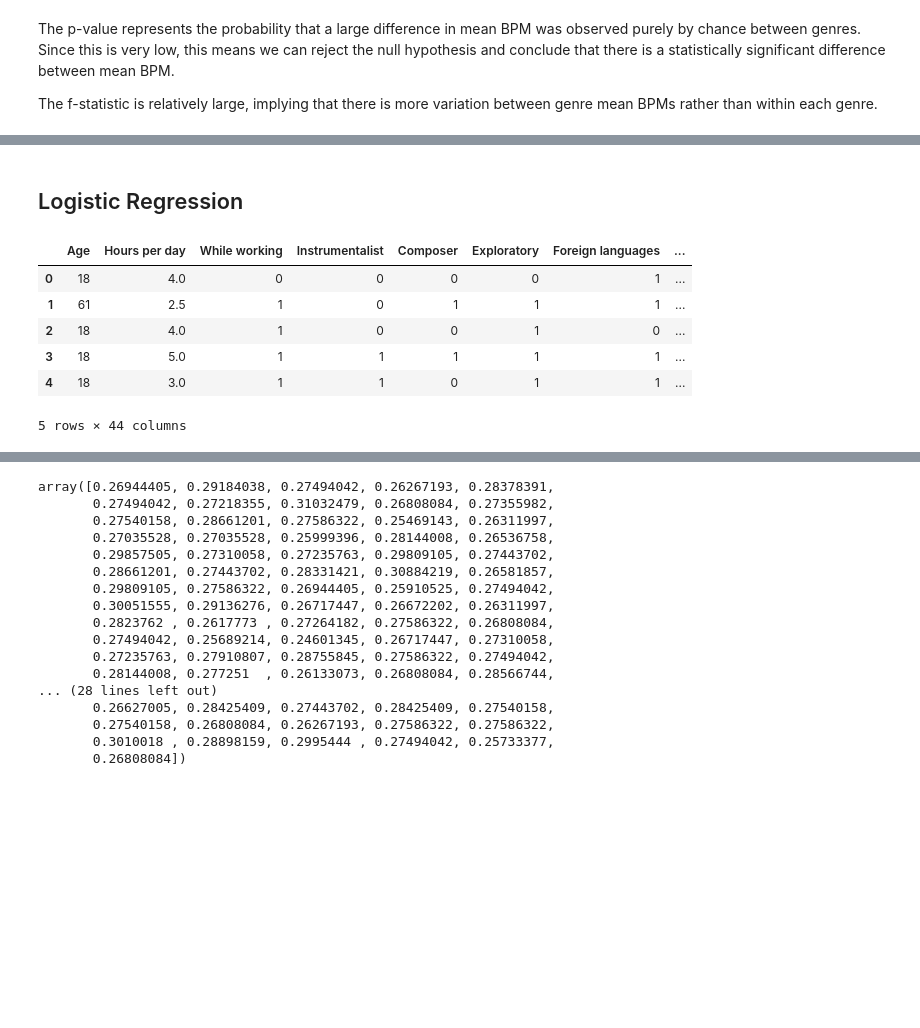
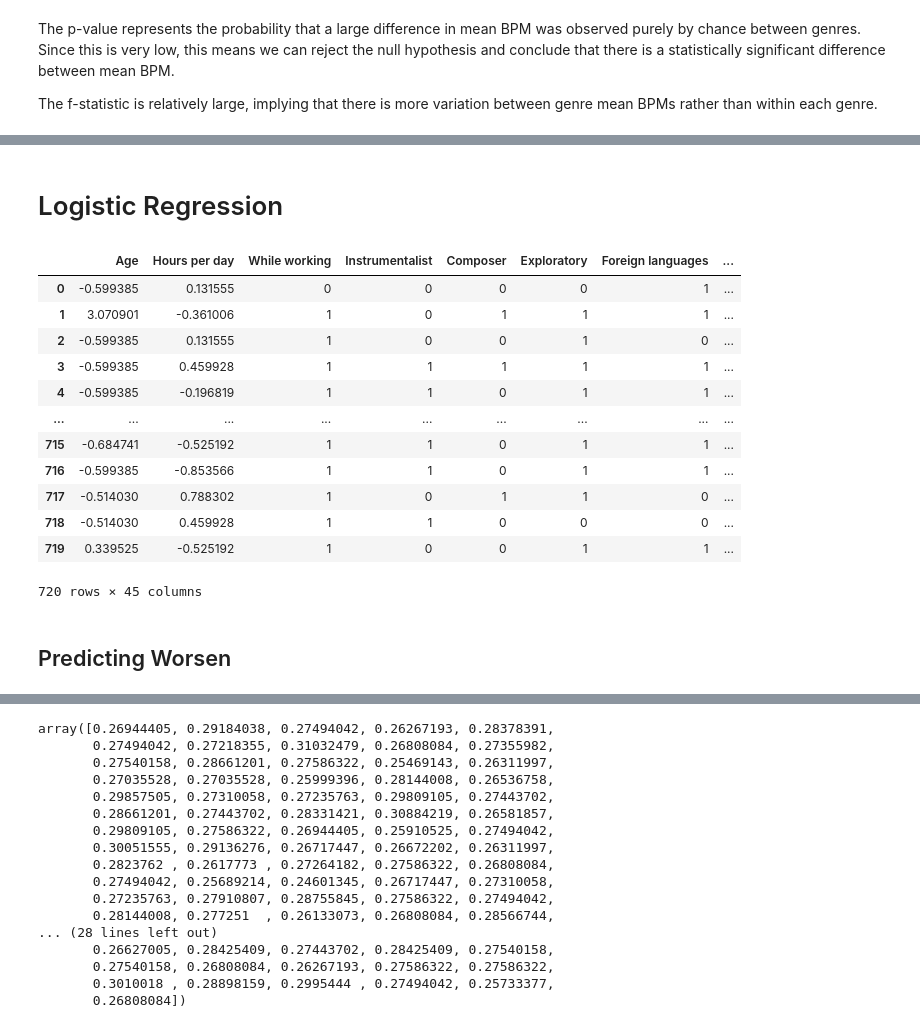
Before and after one commit to ajamkotc/music_therapy_capstone, a Jupyter notebook: notebooks/exploratory-data-analysis.ipynb, the cells around one changed output, grey strips where cells are left out. Drawn from its saved outputs; the diff is of its cells as text; code cells hidden in the pictures; blank space fills up the shorter version.

```diff
--- a/notebooks/exploratory-data-analysis.ipynb
+++ b/notebooks/exploratory-data-analysis.ipynb
@@ -99,0 +345,5 @@ The f-statistic is relatively large, implying that there is more variation betwe
+# %%
+# Load preprocessed data
+
+ml_survey_df = pd.read_csv('../data/processed/pre_processed_survey_results.csv')
+ml_survey_df.head()
@@ -99,0 +360,13 @@ The f-statistic is relatively large, implying that there is more variation betwe
+# %%
+# Convert While working, Instrumentalist, Composer, Fav genre, Exploratory, Anxiety, Depression, Insomnia, OCD, Music effects, and Foreign languages to type category.
+
+columns_to_convert = ['While working', 'Instrumentalist', 'Composer', 'Exploratory', 'Foreign languages', 'Anxiety', 'Depression', 'Insomnia', 'OCD']
+
+ml_survey_df[columns_to_convert] = ml_survey_df[columns_to_convert].astype('category')
+# %%
+# Convert Frequency columns into category
+
+frequency_columns = list(ml_survey_df.columns[ml_survey_df.columns.str.startswith('Fr')])
+ml_survey_df[frequency_columns] = ml_survey_df[frequency_columns].astype('category')
+
+ml_survey_df[frequency_columns]
@@ -100,18 +409,34 @@ The f-statistic is relatively large, implying that there is more variation betwe
 # %% [markdown]
-## Logistic Regression
+# Logistic Regression
-# %%
-# Load preprocessed data
-
-ml_survey_data = pd.read_csv('../data/processed/pre_processed_survey_results.csv')
-ml_survey_data.head()
-# %% [output]
-|  | Age | Hours per day | While working | Instrumentalist | Composer | Exploratory | Foreign languages | ... |
-| 0 | 18 | 4.0 | 0 | 0 | 0 | 0 | 1 | ... |
-| 1 | 61 | 2.5 | 1 | 0 | 1 | 1 | 1 | ... |
-| 2 | 18 | 4.0 | 1 | 0 | 0 | 1 | 0 | ... |
-| 3 | 18 | 5.0 | 1 | 1 | 1 | 1 | 1 | ... |
-| 4 | 18 | 3.0 | 1 | 1 | 0 | 1 | 1 | ... |
-5 rows × 44 columns
+# %%
+# Scale Age, Hours per day, and BPM
+
+cols_to_scale = ['Age', 'Hours per day', 'BPM']
+
+# Initialize Scaler
+
+scaler = StandardScaler()
+
+# Fit scaler
+
+ml_survey_df[cols_to_scale] = scaler.fit_transform(ml_survey_df[cols_to_scale])
+ml_survey_df
+# %% [output]
+|  | Age | Hours per day | While working | Instrumentalist | Composer | Exploratory | Foreign languages | ... |
+| 0 | -0.599385 | 0.131555 | 0 | 0 | 0 | 0 | 1 | ... |
+| 1 | 3.070901 | -0.361006 | 1 | 0 | 1 | 1 | 1 | ... |
+| 2 | -0.599385 | 0.131555 | 1 | 0 | 0 | 1 | 0 | ... |
+| 3 | -0.599385 | 0.459928 | 1 | 1 | 1 | 1 | 1 | ... |
+| 4 | -0.599385 | -0.196819 | 1 | 1 | 0 | 1 | 1 | ... |
+| ... | ... | ... | ... | ... | ... | ... | ... | ... |
+| 715 | -0.684741 | -0.525192 | 1 | 1 | 0 | 1 | 1 | ... |
+| 716 | -0.599385 | -0.853566 | 1 | 1 | 0 | 1 | 1 | ... |
+| 717 | -0.514030 | 0.788302 | 1 | 0 | 1 | 1 | 0 | ... |
+| 718 | -0.514030 | 0.459928 | 1 | 1 | 0 | 0 | 0 | ... |
+| 719 | 0.339525 | -0.525192 | 1 | 0 | 0 | 1 | 1 | ... |
+720 rows × 45 columns
+# %% [markdown]
+## Predicting Worsen
 # %%
 # Separate data in dependent and explanatory variables
 
```
Also changed, not shown: parts of 35 cells of this notebook, 1 other file.
